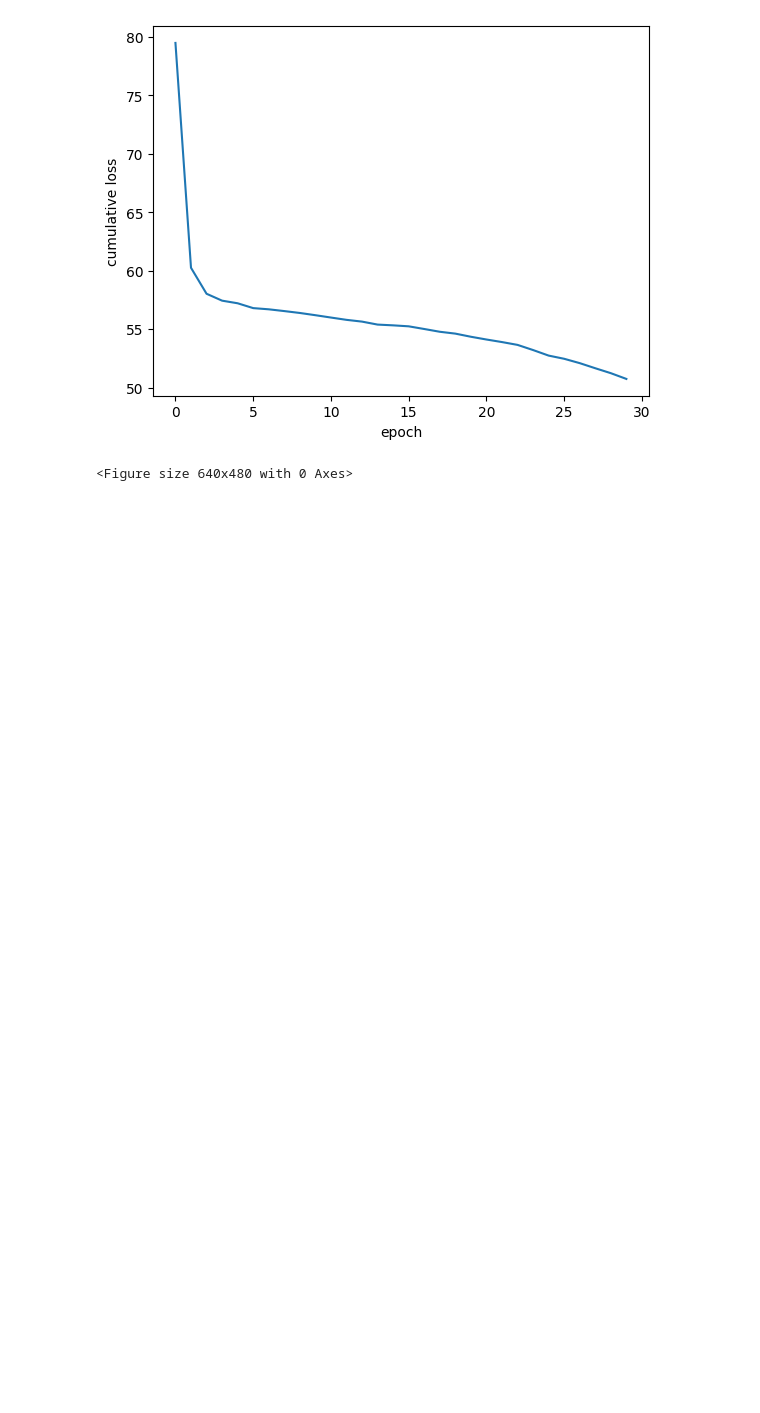
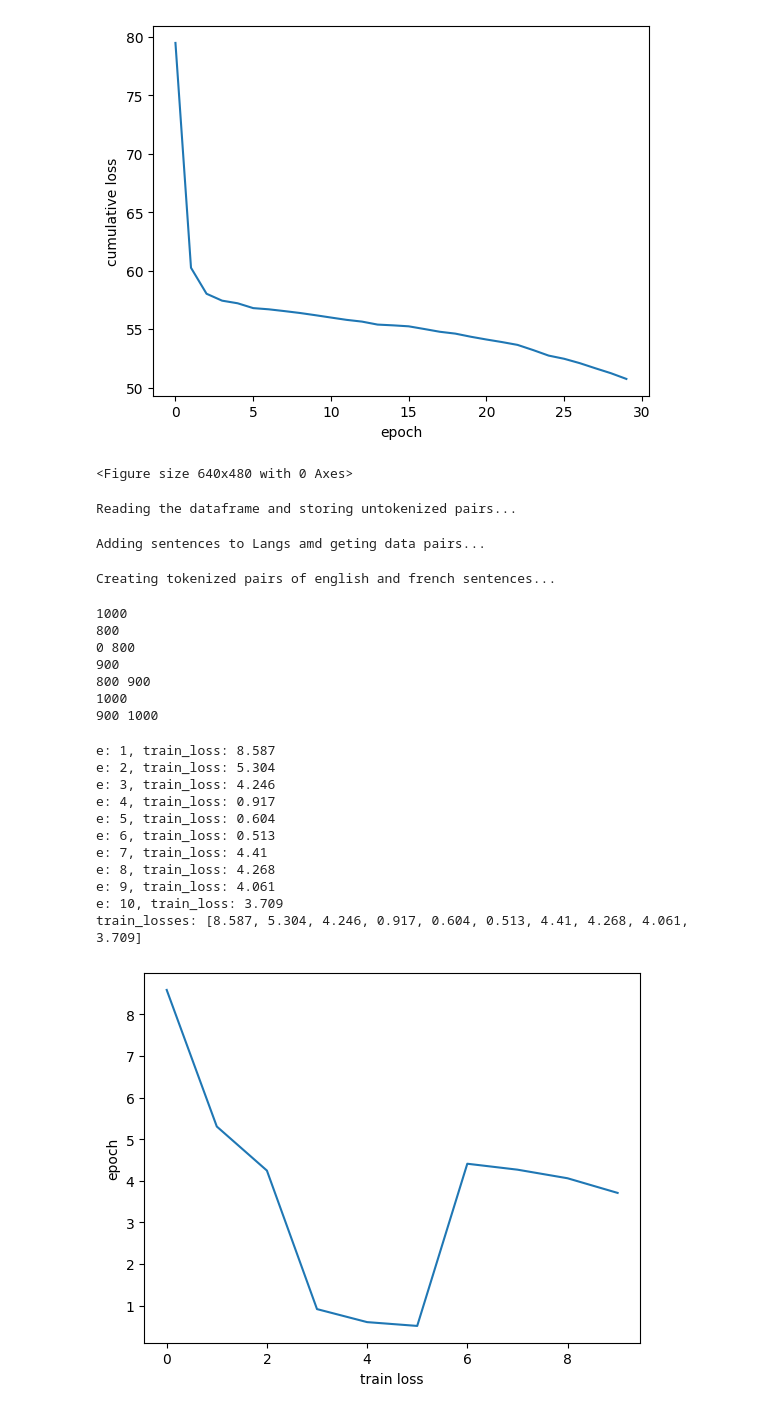
Before and after one commit to Astronauty/10701-Builder-Project, a Jupyter notebook: transformer.ipynb, the cells around one changed output. Saved outputs shown, nothing was run; the diff lists cells and outputs as text; code cells hidden in the pictures; blank space fills up the shorter version.

Commit message:
TrainEval updates; Add DataLoaderProvider for spliting data into train, val, and test

```diff
--- a/transformer.ipynb
+++ b/transformer.ipynb
@@ -89,3 +95,61 @@ plt.savefig('epoch_losses.png')
 [79.48429918289185, 60.246424078941345, 58.02264338731766, 57.43153589963913, 57.20792329311371, 56.79440367221832, 56.69172239303589, 56.54026186466217, 56.37879538536072, 56.18778908252716, 55.98738 ...
 [figure]
 <Figure size 640x480 with 0 Axes>
+# %%
+from TrainEval import TrainEval
+from DataLoaderProvider import DataLoaderProvider
+
+dataloader_provider = DataLoaderProvider(
+    use_abridged_dataset=True,
+    batch_size=32
+)
+
+model = transformer_mt = TransformerMT(
+    source_vocabulary_size=data.get_src_lang_size(),
+    target_vocabulary_size=data.get_tgt_lang_size(),
+    embedding_size=512,
+    max_num_embeddings=100,
+    num_attention_heads=8,
+    num_encoder_layers=6,
+    num_decoder_layers=6,
+    linear_layer_size=2048,
+    dropout=0.1,
+    activation='relu',
+    layer_norm_eps=1e-5,
+    batch_first=False,
+    norm_first=False,
+    bias=True
+)
+
+train_eval = TrainEval(
+    dataloader_provider=dataloader_provider,
+    num_epochs=10,
+    optimizer=optim.Adam(transformer_mt.parameters(), lr=0.0001, betas=(0.9, 0.98), eps=1e-9),
+    loss_function=CrossEntropyLoss(ignore_index=0),
+    model=model
+)
+
+train_eval.execute()
+# %% [output]
+Reading the dataframe and storing untokenized pairs...
+Adding sentences to Langs amd geting data pairs...
+Creating tokenized pairs of english and french sentences...
+1000
+800
+0 800
+900
+800 900
+1000
+900 1000
+e: 1, train_loss: 8.587
+e: 2, train_loss: 5.304
+e: 3, train_loss: 4.246
+e: 4, train_loss: 0.917
+e: 5, train_loss: 0.604
+e: 6, train_loss: 0.513
+e: 7, train_loss: 4.41
+e: 8, train_loss: 4.268
+e: 9, train_loss: 4.061
+e: 10, train_loss: 3.709
+train_losses: [8.587, 5.304, 4.246, 0.917, 0.604, 0.513, 4.41, 4.268, 4.061, 3.709]
+[figure, added]
```
Also changed, not shown: parts of 2 cells of this notebook, 2 other files.
